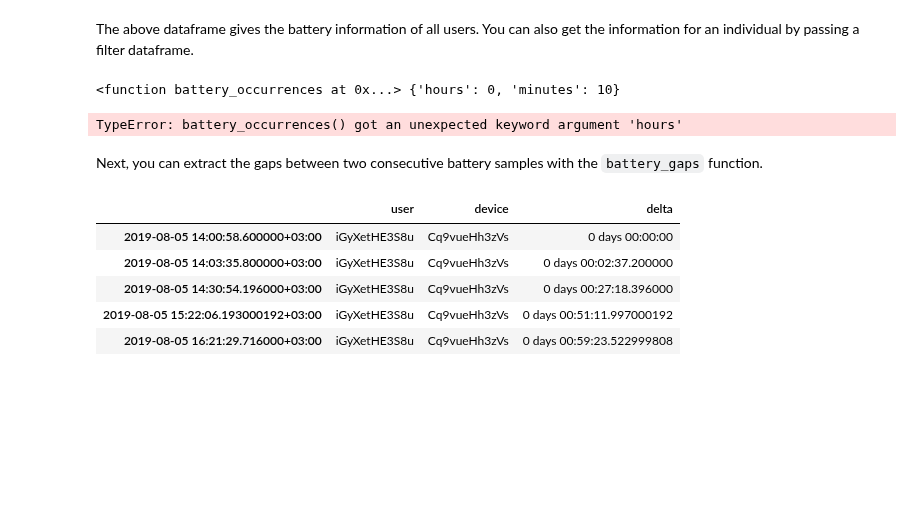
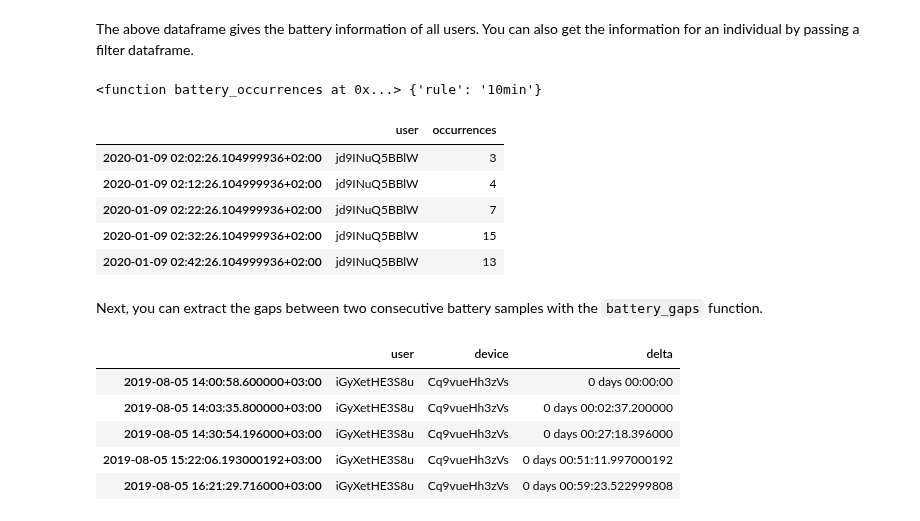
Before and after one commit to digitraceslab/niimpy, a Jupyter notebook: docs/demo_notebooks/battery.ipynb, the cells around one changed output. Cells and saved outputs as stored; diff of their text form; code cells hidden in the pictures; blank space fills up the shorter version.

```diff
--- a/docs/demo_notebooks/battery.ipynb
+++ b/docs/demo_notebooks/battery.ipynb
@@ -45,11 +59,17 @@ battery.battery_occurrences(data, {})
 The above dataframe gives the battery information of all users. You can also get the information for an individual by passing a filter dataframe.
 # %%
 f = niimpy.preprocessing.battery.battery_occurrences
-individual_occurences = battery.extract_features_battery(data.query('user == "jd9INuQ5BBlW"'), feature_functions={f: {'hours':0,'minutes':10}})
+data_filtered = data.query('user == "jd9INuQ5BBlW"')
+individual_occurences = battery.extract_features_battery(data_filtered, feature_functions={f: {"rule": "10min"}})
 individual_occurences.head()
 # %% [output]
-<function battery_occurrences at 0x...> {'hours': 0, 'minutes': 10}
+<function battery_occurrences at 0x...> {'rule': '10min'}
-TypeError: battery_occurrences() got an unexpected keyword argument 'hours'
+|  | user | occurrences |
+| 2020-01-09 02:02:26.104999936+02:00 | jd9INuQ5BBlW | 3 |
+| 2020-01-09 02:12:26.104999936+02:00 | jd9INuQ5BBlW | 4 |
+| 2020-01-09 02:22:26.104999936+02:00 | jd9INuQ5BBlW | 7 |
+| 2020-01-09 02:32:26.104999936+02:00 | jd9INuQ5BBlW | 15 |
+| 2020-01-09 02:42:26.104999936+02:00 | jd9INuQ5BBlW | 13 |
 # %% [markdown]
 Next, you can extract the gaps between two consecutive battery samples with the `battery_gaps` function.
 # %%
```
Also changed, not shown: parts of 3 cells of this notebook, 1 other file.
